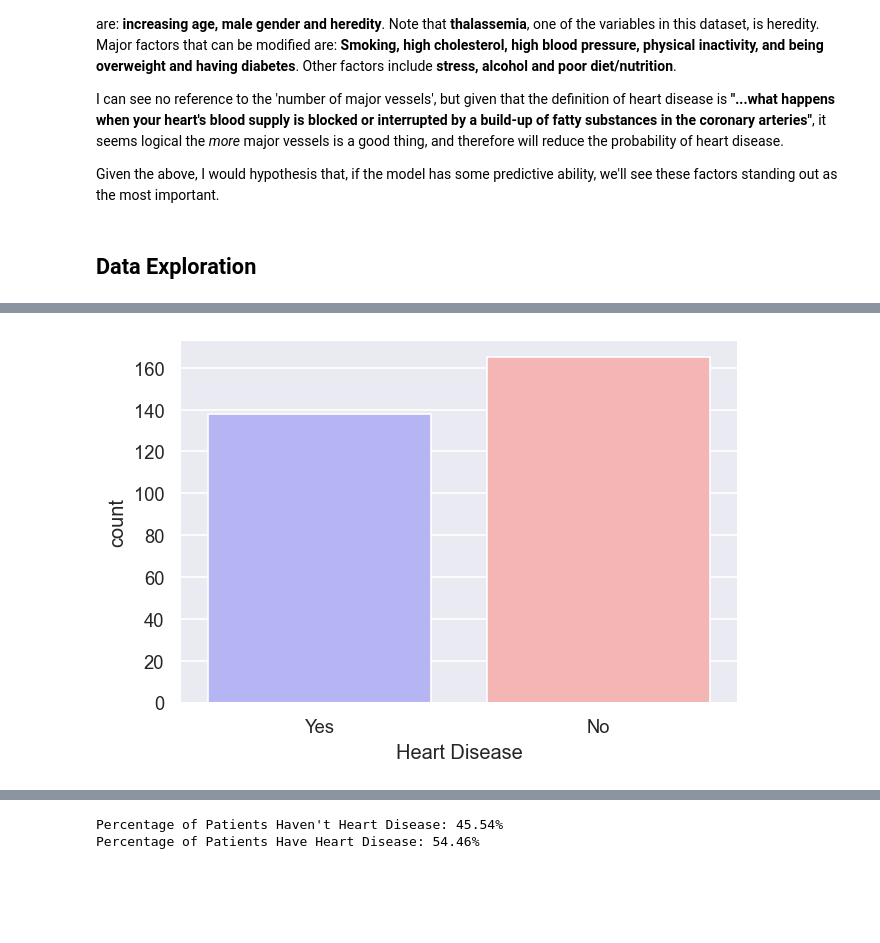
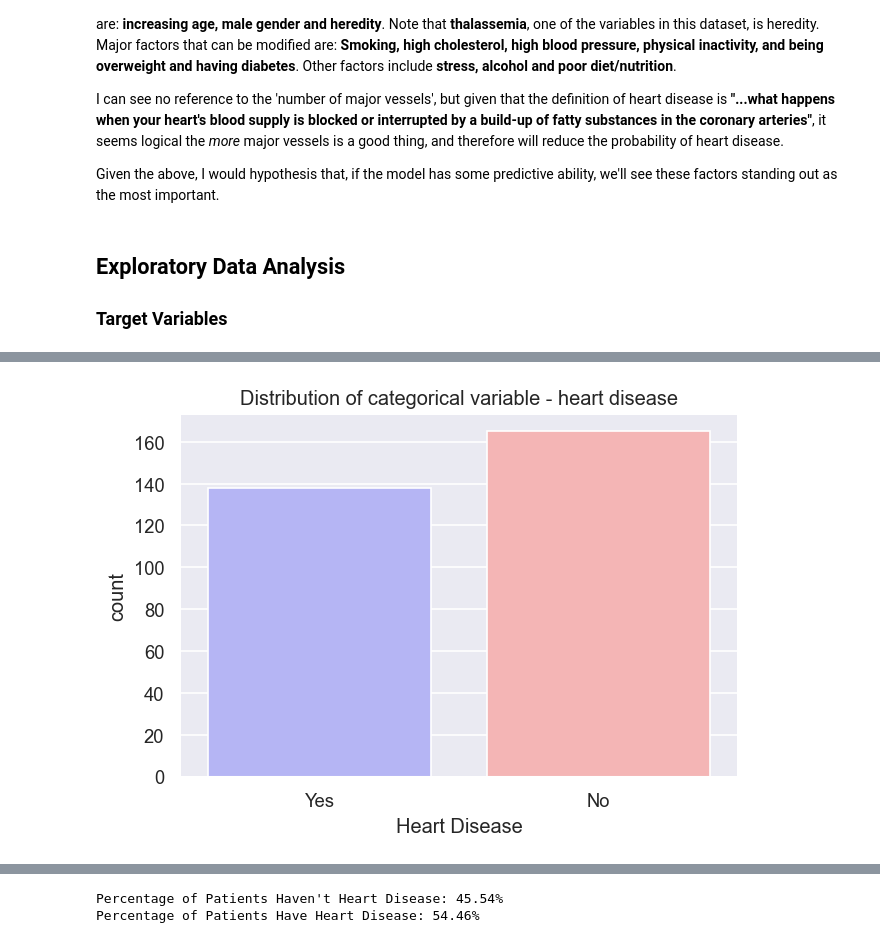
Before and after one commit to jacob5412/Kaggle-Notes, a Jupyter notebook: Heart_Disease_UCI/heart-disease-classifications-machine-learning.ipynb, the cells around one changed output, grey strips where cells are left out. Drawn from its saved outputs; the diff is of its cells as text; code cells hidden in the pictures; blank space fills up the shorter version.

```diff
--- a/Heart_Disease_UCI/heart-disease-classifications-machine-learning.ipynb
+++ b/Heart_Disease_UCI/heart-disease-classifications-machine-learning.ipynb
@@ -63,8 +73,10 @@ Looking at information of heart disease risk factors led me to the following: **
 I can see no reference to the 'number of major vessels', but given that the definition of heart disease is **"...what happens when your heart's blood supply is blocked or interrupted by a build-up of fatty substances in the coronary arteries"**, it seems logical the *more* major vessels is a good thing, and therefore will reduce the probability of heart disease.
 
 Given the above, I would hypothesis that, if the model has some predictive ability, we'll see these factors standing out as the most important.
-# %% [markdown]
-## Data Exploration
+# %% [markdown]
+## Exploratory Data Analysis
+
+### Target Variables
 # %%
 df.target.value_counts()
 # %% [output]
@@ -75,11 +87,12 @@ Name: target, dtype: int64
 # %%
 sns.set(rc={"figure.figsize": (6, 4), "figure.dpi": 120})
 target_countplot = sns.countplot(x="target", data=df, palette="bwr")
 target_countplot.set(xticklabels=["Yes", "No"])
+plt.title("Distribution of categorical variable - heart disease")
 plt.xlabel("Heart Disease")
 plt.show()
 # %% [output]
-[figure, old version]
+[figure, new version]
 [interactive output not drawn]
 # %%
 countNoDisease = len(df[df.target == 0])
```
Also changed, not shown: parts of 36 cells of this notebook, 3 other files.
